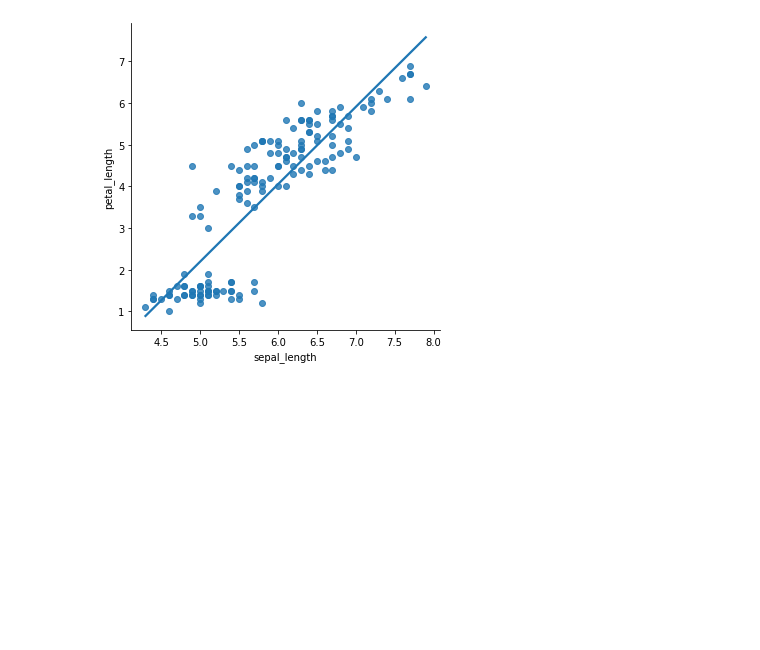
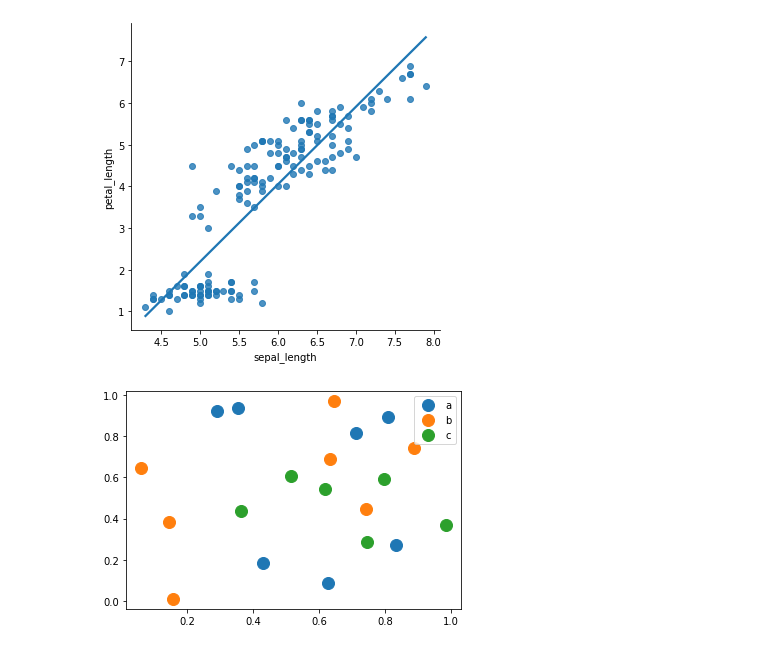
Before and after one commit to Thien-Nguyen-Git/Iris_Flowers, a Jupyter notebook: TestingScatterPlot.ipynb, the cells around one changed output. Cells and saved outputs as stored; diff of their text form; code cells hidden in the pictures; blank space fills up the shorter version.

```diff
--- a/TestingScatterPlot.ipynb
+++ b/TestingScatterPlot.ipynb
@@ -114,3 +114,27 @@ sb.lmplot(x = "sepal_length",
 # %% [output]
 <seaborn.axisgrid.FacetGrid at 0x...>
 [figure]
+# %%
+import matplotlib.pyplot as plt
+import numpy as np
+import pandas as pd
+np.random.seed(1974)
+
+# Generate Data
+num = 20
+x, y = np.random.random((2, num))
+labels = np.random.choice(['a', 'b', 'c'], num)
+df = pd.DataFrame(dict(x=x, y=y, label=labels))
+
+groups = df.groupby('label')
+
+# Plot
+fig, ax = plt.subplots()
+ax.margins(0.05) # Optional, just adds 5% padding to the autoscaling
+for name, group in groups:
+    ax.plot(group.x, group.y, marker='o', linestyle='', ms=12, label=name)
+ax.legend()
+
+plt.show()
+# %% [output]
+[figure, added]
```
Also changed, not shown: parts of 1 cell of this notebook, 1 other file.
